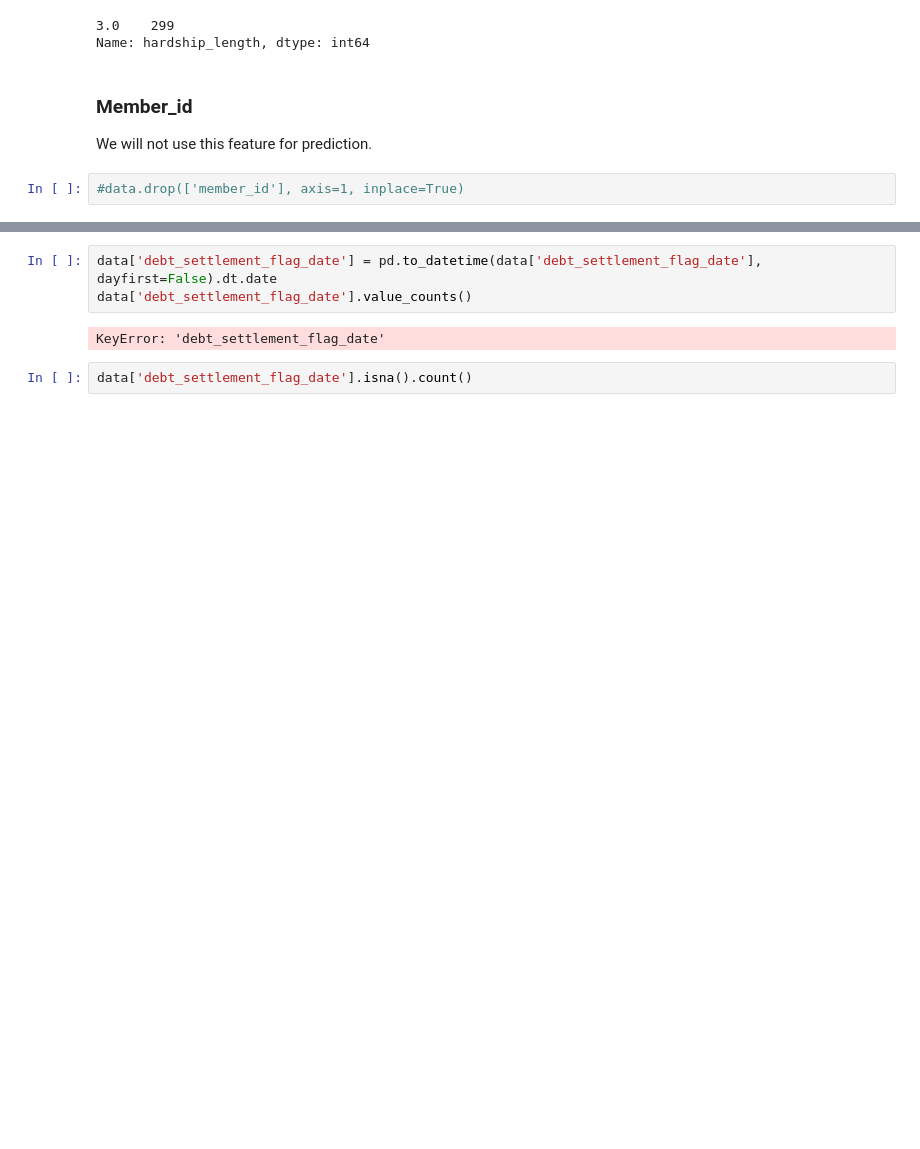
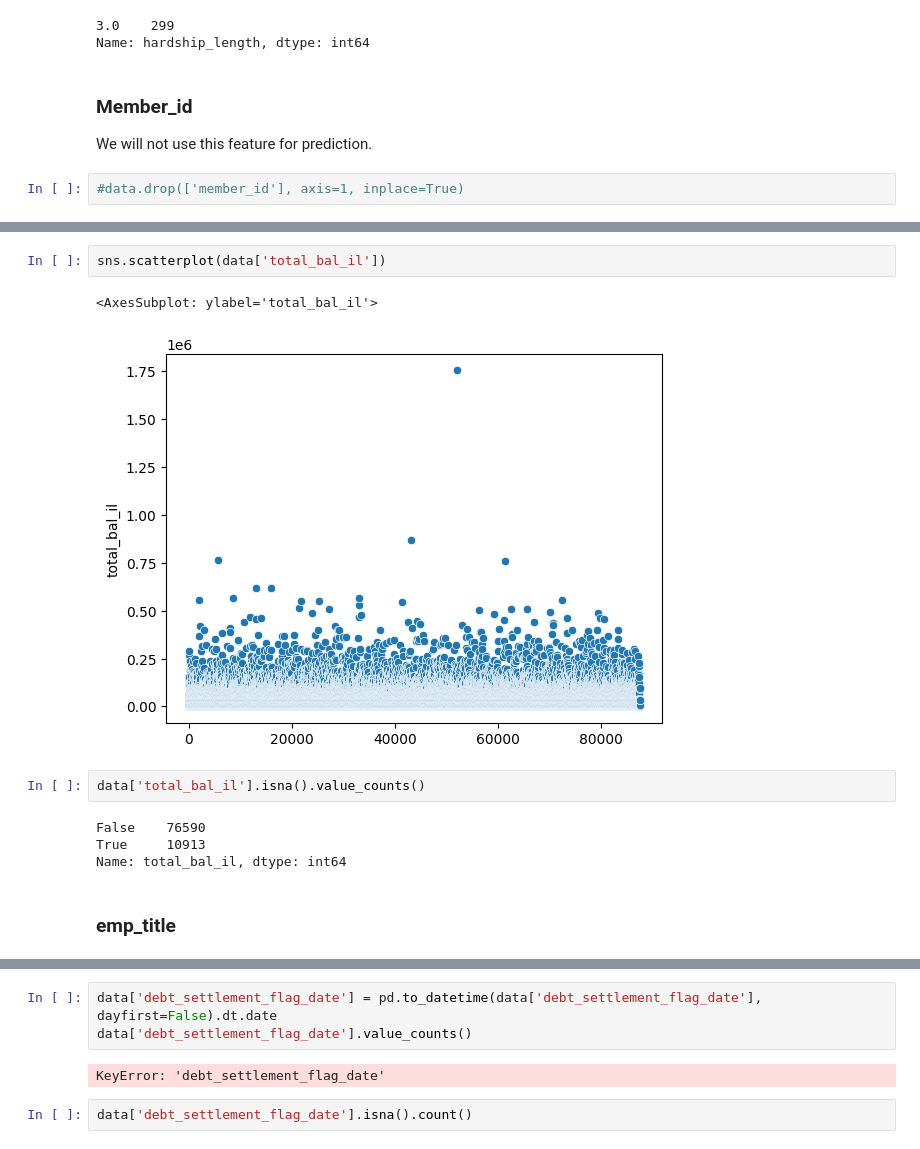
Before and after one commit to Alex1iv/Loan_repayment, a Jupyter notebook: notebooks/Loan_repayment.ipynb, the cells around one changed output, grey strips where cells are left out. Drawn from its saved outputs; the diff is of its cells as text; blank space fills up the shorter version.

```diff
--- a/notebooks/Loan_repayment.ipynb
+++ b/notebooks/Loan_repayment.ipynb
@@ -221,0 +279,13 @@ KeyError: 'debt_settlement_flag_date'
+# %%
+sns.scatterplot(data['total_bal_il'])
+# %% [output]
+<AxesSubplot: ylabel='total_bal_il'>
+[figure, added]
+# %%
+data['total_bal_il'].isna().value_counts()
+# %% [output]
+False    76590
+True     10913
+Name: total_bal_il, dtype: int64
+# %% [markdown]
+### emp_title
```
Also changed, not shown: parts of 31 cells of this notebook.
